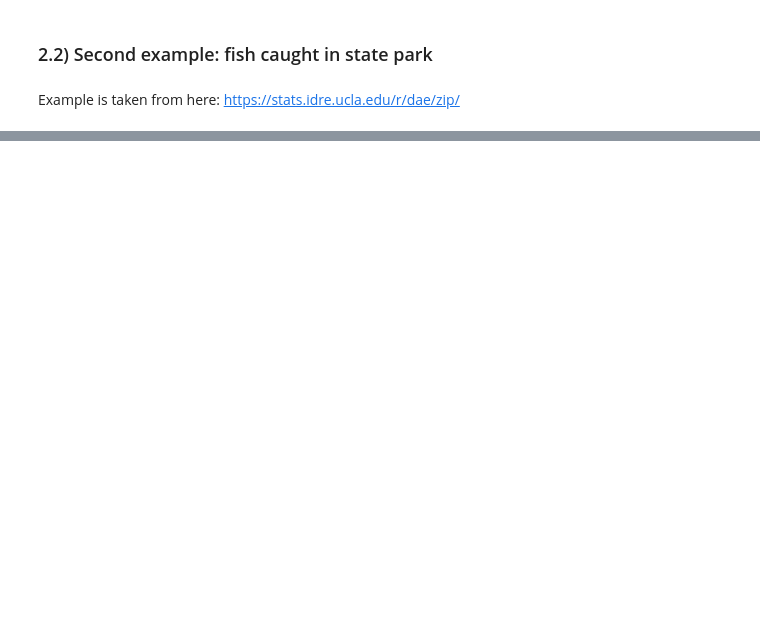
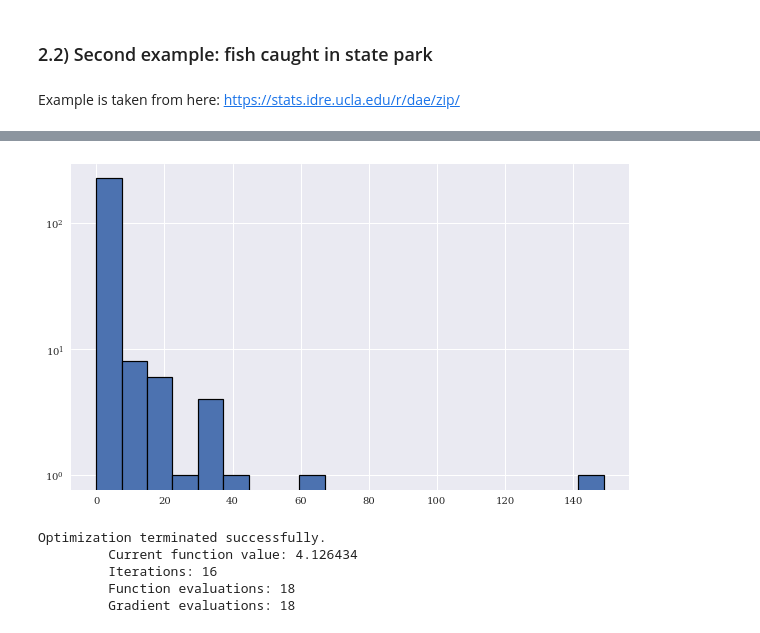
Before and after one commit to sebastianhohmann/count_data, a Jupyter notebook: _3_poisson_statsmodesl_zero_inflation.ipynb, the cells around one changed output, grey strips where cells are left out. Saved outputs shown, nothing was run; the diff lists cells and outputs as text; code cells hidden in the pictures; blank space fills up the shorter version.

```diff
--- a/_3_poisson_statsmodesl_zero_inflation.ipynb
+++ b/_3_poisson_statsmodesl_zero_inflation.ipynb
@@ -176,3 +175,5 @@ plt.show()
 ### 2.2) Second example: fish caught in state park
 # %% [markdown]
 Example is taken from here: https://stats.idre.ucla.edu/r/dae/zip/
+# %%
+df = pd.read_csv('https://stats.idre.ucla.edu/stat/data/fish.csv')
@@ -178,0 +201,28 @@ Example is taken from here: https://stats.idre.ucla.edu/r/dae/zip/
+# %%
+f, ax = plt.subplots(1,1,figsize=(10, 6))
+
+ax.hist(df['count'], bins=20, edgecolor="k", linewidth=1.2)
+ax.set_yscale('log')
+
+plt.show()
+# %% [output]
+[figure, added]
+# %%
+endog_var = df['count'].values
+exog_vars = np.concatenate([np.ones(df.shape[0]).reshape(-1,1),
+                            df.child.values.reshape(-1,1),
+                            df.camper.values.reshape(-1,1)],
+                           axis=1)
+exog_vars_infl = np.concatenate([np.ones(df.shape[0]).reshape(-1,1),
+                                 df.persons.values.reshape(-1,1)],
+                                axis=1)
+m = ZIP(endog = endog_var,
+        exog = exog_vars,
+        exog_infl=exog_vars_infl,
+        inflation='logit').fit()
+# %% [output]
+Optimization terminated successfully.
+         Current function value: 4.126434
+         Iterations: 16
+         Function evaluations: 18
+         Gradient evaluations: 18
```
Also changed, not shown: parts of 17 cells of this notebook.
